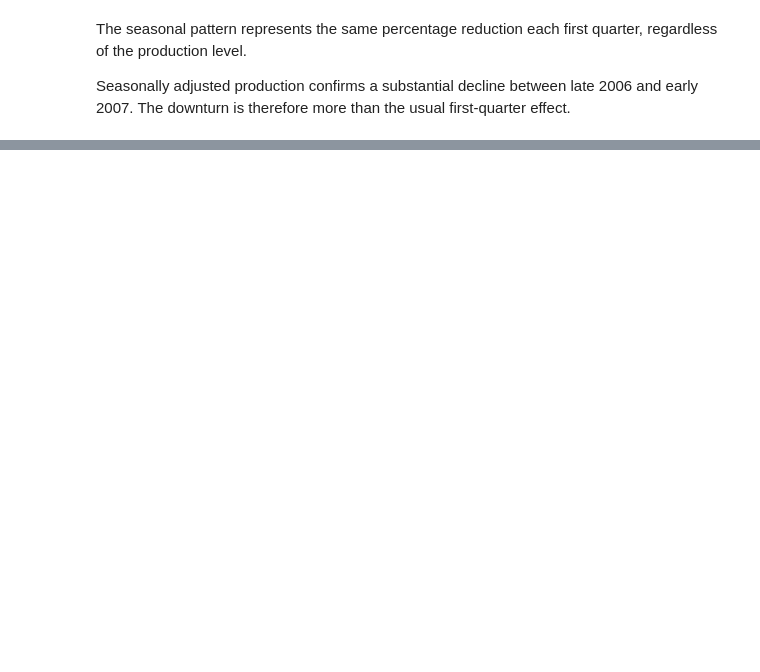
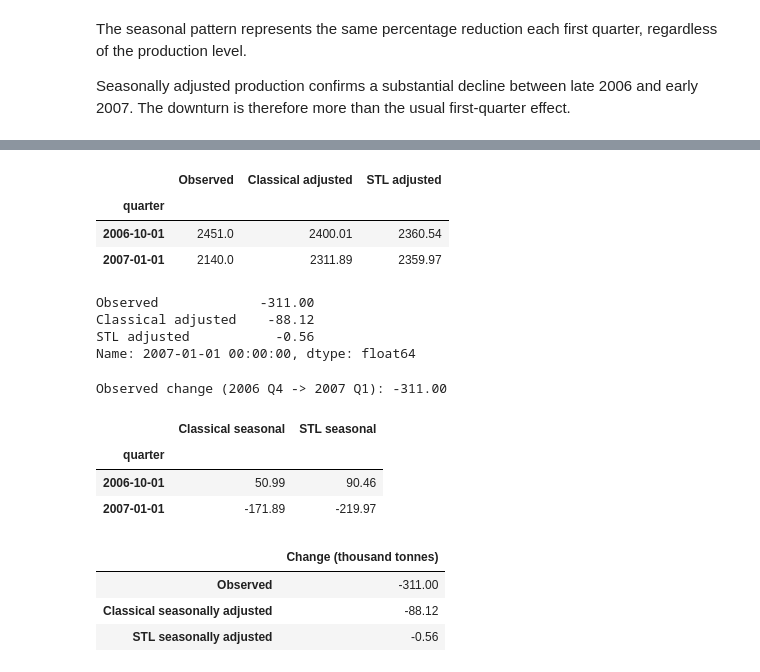
Before and after one commit to jae0029/Data-Mining, a Jupyter notebook: HW/hw5a-inherited-analysis.ipynb, the cells around one changed output, grey strips where cells are left out. Saved outputs shown, nothing was run; the diff lists cells and outputs as text; code cells hidden in the pictures; blank space fills up the shorter version.

```diff
--- a/HW/hw5a-inherited-analysis.ipynb
+++ b/HW/hw5a-inherited-analysis.ipynb
@@ -173,3 +224,66 @@ display(recent.diff().iloc[1:].round(2))
+# %%
+# Correct seasonally adjusted series
+classical_adjusted = analysis - decomposition.seasonal
+stl_adjusted = analysis - stl.seasonal
+
+dates = ["2006-10-01", "2007-01-01"]
+
+comparison = pd.DataFrame({
+    "Observed": analysis.loc[dates],
+    "Classical adjusted": classical_adjusted.loc[dates],
+    "STL adjusted": stl_adjusted.loc[dates]
+})
+
+display(comparison.round(2))
+
+changes = comparison.diff().iloc[1]
+display(changes.round(2))
+
+observed_change = (
+    analysis.loc["2007-01-01"]
+    - analysis.loc["2006-10-01"]
+)
+
+print(f"Observed change (2006 Q4 -> 2007 Q1): {observed_change:.2f}")
+
+seasonal_compare = pd.DataFrame({
+    "Classical seasonal": decomposition.seasonal.loc[dates],
+    "STL seasonal": stl.seasonal.loc[dates]
+})
+
+display(seasonal_compare.round(2))
+
+summary = pd.DataFrame({
+    "Change (thousand tonnes)": [
+        analysis.loc["2007-01-01"] - analysis.loc["2006-10-01"],
+        classical_adjusted.loc["2007-01-01"] - classical_adjusted.loc["2006-10-01"],
+        stl_adjusted.loc["2007-01-01"] - stl_adjusted.loc["2006-10-01"]
+    ]
+}, index=[
+    "Observed",
+    "Classical seasonally adjusted",
+    "STL seasonally adjusted"
+])
+
+display(summary.round(2))
+# %% [output]
+|  | Observed | Classical adjusted | STL adjusted |
+| quarter |  |  |  |
+| 2006-10-01 | 2451.0 | 2400.01 | 2360.54 |
+| 2007-01-01 | 2140.0 | 2311.89 | 2359.97 |
+Observed             -311.00
+Classical adjusted    -88.12
+STL adjusted           -0.56
+Name: 2007-01-01 00:00:00, dtype: float64
+Observed change (2006 Q4 -> 2007 Q1): -311.00
+|  | Classical seasonal | STL seasonal |
+| quarter |  |  |
+| 2006-10-01 | 50.99 | 90.46 |
+| 2007-01-01 | -171.89 | -219.97 |
+|  | Change (thousand tonnes) |
+| Observed | -311.00 |
+| Classical seasonally adjusted | -88.12 |
+| STL seasonally adjusted | -0.56 |
 # %% [markdown]
 **Manager’s comment:** Describe the classical decomposition used here and cross-check it with STL using `period=4`, `seasonal=7`, and `robust=True`. Clarify the units of the seasonal effects: does this model describe a constant amount or a constant percentage? Check that the reported adjustment measures what its label claims. Report the observed change from 2006 Q4 to 2007 Q1 and the seasonally adjusted change under each decomposition. Explain what these quantities answer and whether the conclusion about recent activity holds up under STL.
 
```
Also changed, not shown: parts of 12 cells of this notebook.
